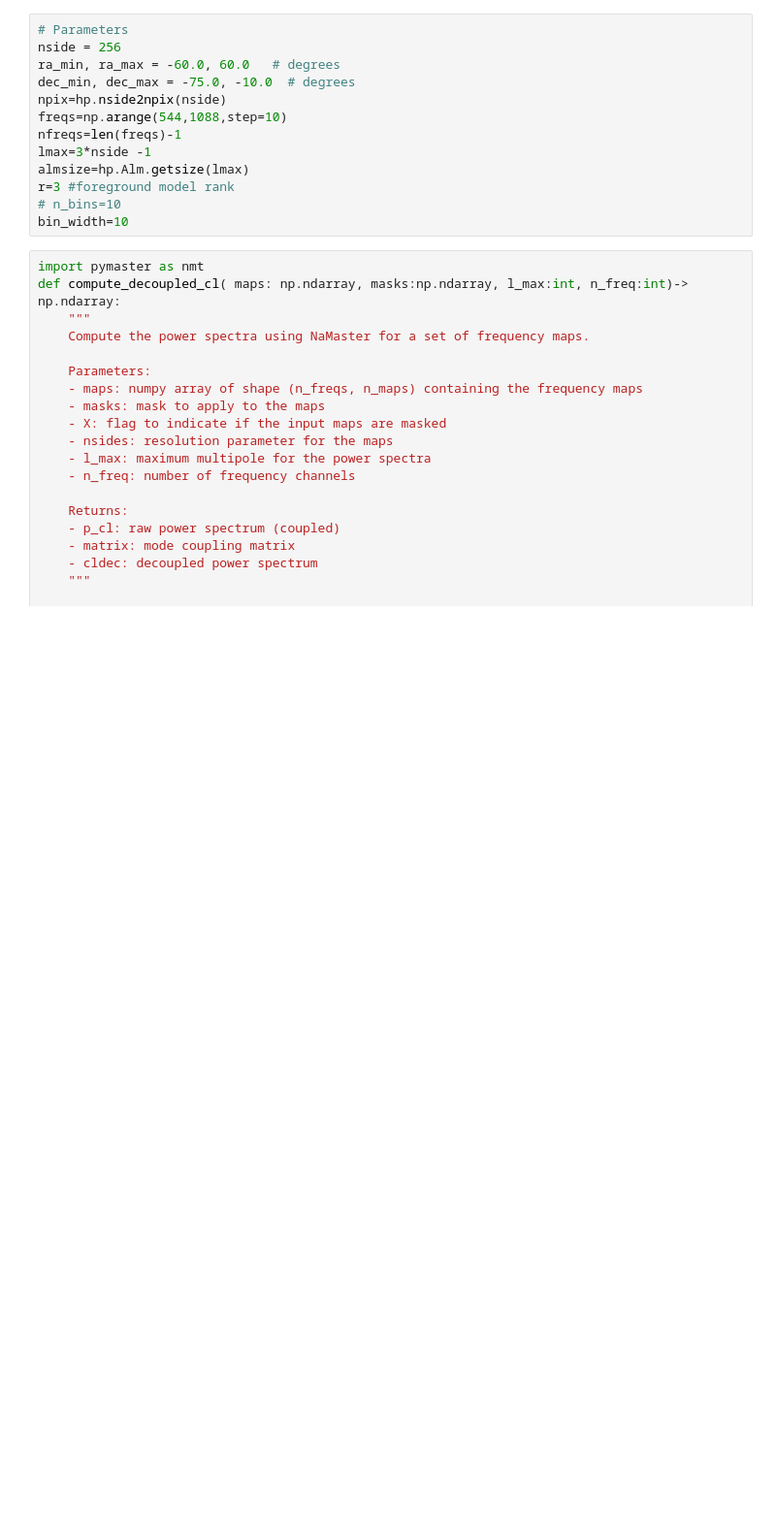
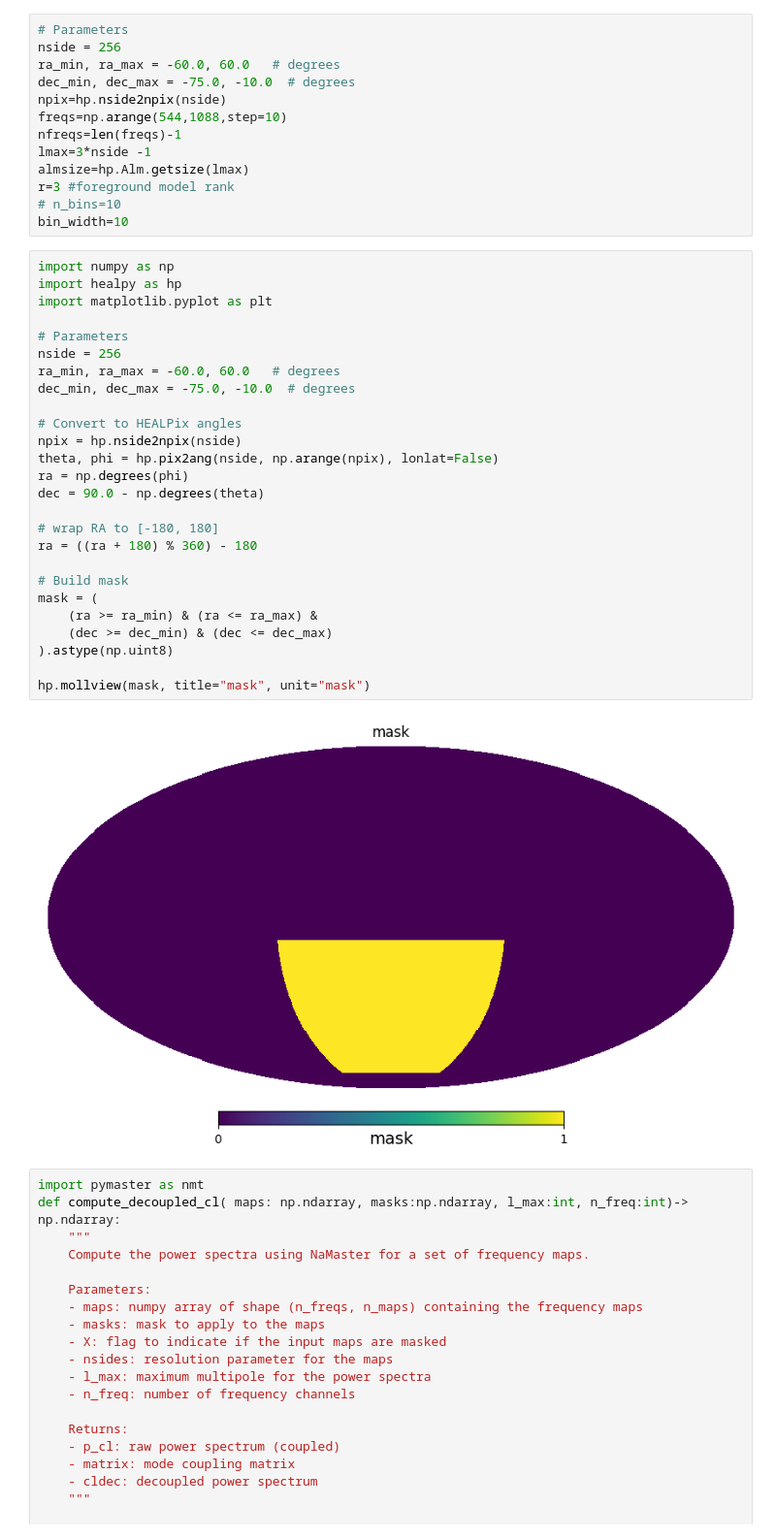
Before and after one commit to urwa99/SMICA_Paper, a Jupyter notebook: Notebooks_1/smica_2.ipynb, the cells around one changed output. Shown at 97% size. Cells and saved outputs as stored; diff of their text form; blank space fills up the shorter version.

```diff
--- a/Notebooks_1/smica_2.ipynb
+++ b/Notebooks_1/smica_2.ipynb
@@ -19,6 +19,34 @@ almsize=hp.Alm.getsize(lmax)
 r=3 #foreground model rank
 # n_bins=10
 bin_width=10
+# %%
+import numpy as np
+import healpy as hp
+import matplotlib.pyplot as plt
+
+# Parameters
+nside = 256
+ra_min, ra_max = -60.0, 60.0   # degrees
+dec_min, dec_max = -75.0, -10.0  # degrees
+
+# Convert to HEALPix angles
+npix = hp.nside2npix(nside)
+theta, phi = hp.pix2ang(nside, np.arange(npix), lonlat=False)
+ra = np.degrees(phi)
+dec = 90.0 - np.degrees(theta)
+
+# wrap RA to [-180, 180]
+ra = ((ra + 180) % 360) - 180
+
+# Build mask
+mask = (
+    (ra >= ra_min) & (ra <= ra_max) &
+    (dec >= dec_min) & (dec <= dec_max)
+).astype(np.uint8)
+
+hp.mollview(mask, title="mask", unit="mask")
+# %% [output]
+[figure, added]
 # %%
 import pymaster as nmt
 def compute_decoupled_cl( maps: np.ndarray, masks:np.ndarray, l_max:int, n_freq:int)-> np.ndarray:
```
Also changed, not shown: parts of 13 cells of this notebook.
